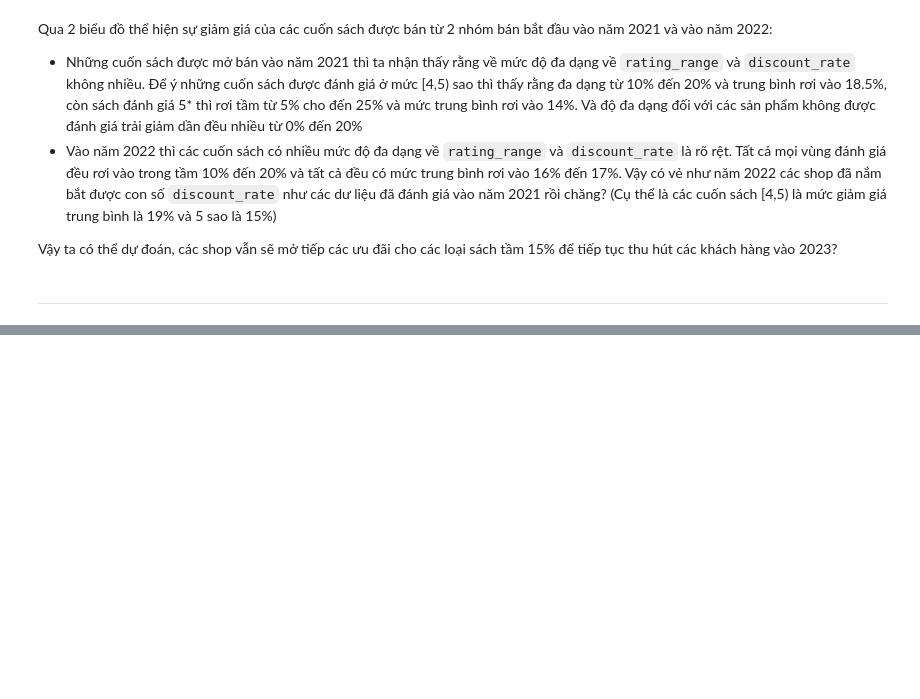
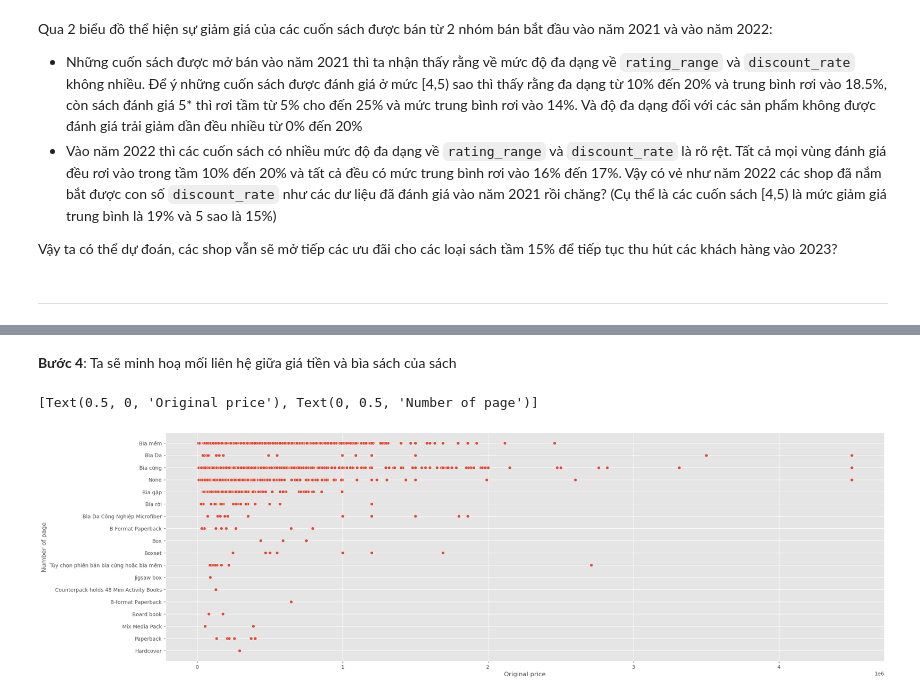
Before and after one commit to Miruku2201/NMKHDL_Final_Project, a Jupyter notebook: question.ipynb, the cells around one changed output, grey strips where cells are left out. Saved outputs shown, nothing was run; the diff lists cells and outputs as text; code cells hidden in the pictures; blank space fills up the shorter version.

```diff
--- a/question.ipynb
+++ b/question.ipynb
@@ -516,0 +548,11 @@ array([9972713357587, 7618382614299, 5001141446127, ..., 6962259898378,
+# %% [markdown]
+**Bước 4**: Ta sẽ minh hoạ mối liên hệ giữa giá tiền và bìa sách của sách
+# %%
+plt.style.use('ggplot')
+fig, ax = plt.subplots(figsize=(25, 8))
+
+ax = sns.scatterplot(data = new_df[['original_price', 'book_cover']], x = 'original_price', y = 'book_cover')
+ax.set(xlabel = 'Original price', ylabel = 'Number of page')
+# %% [output]
+[Text(0.5, 0, 'Original price'), Text(0, 0.5, 'Number of page')]
+[figure, added]
```
Also changed, not shown: parts of 12 cells of this notebook.
